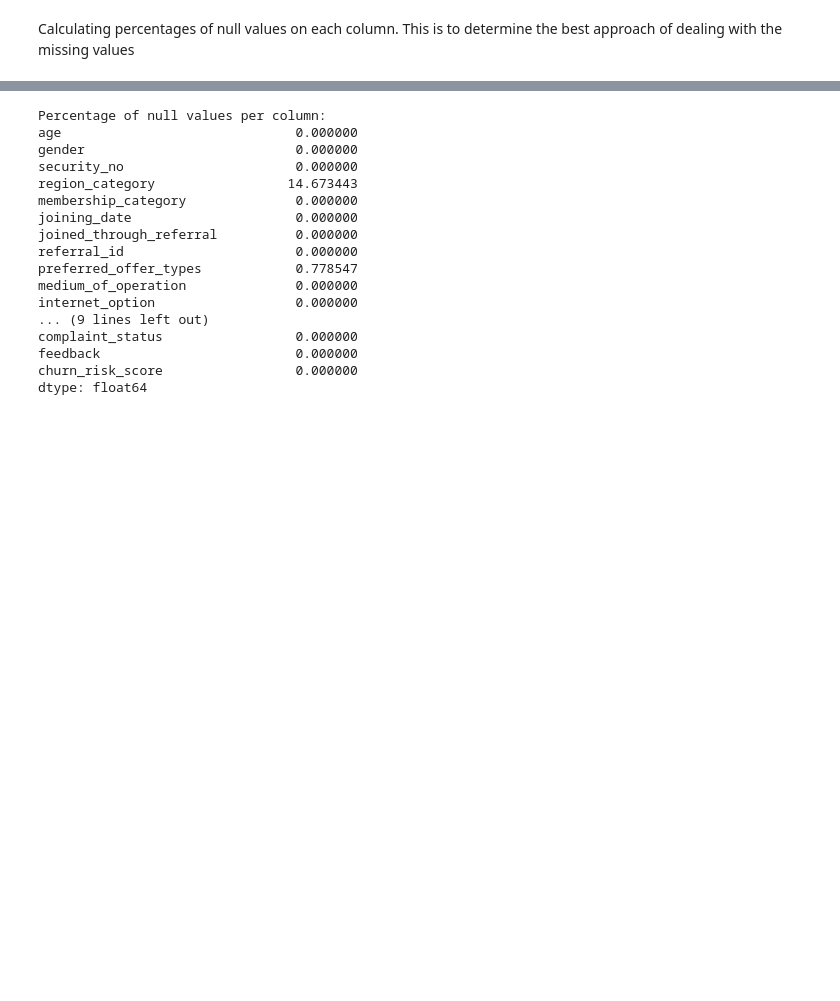
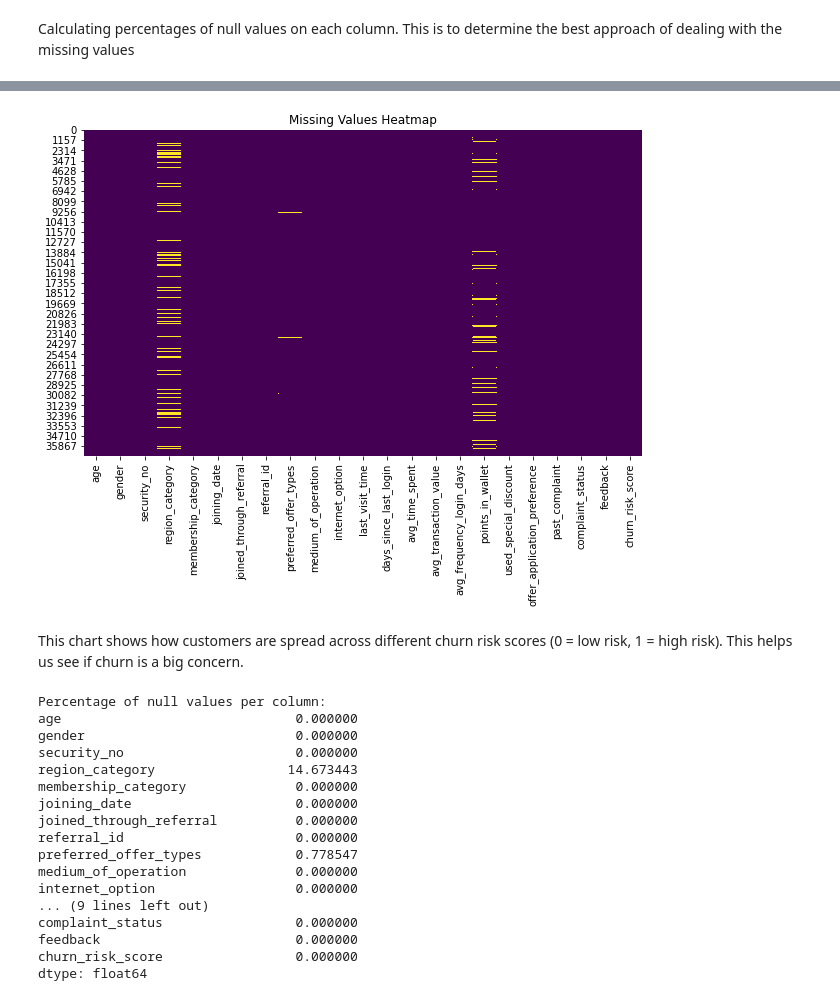
Before and after one commit to wambuikariuki/Capstone_Phase5_group9, a Jupyter notebook: Notebook.ipynb, the cells around one changed output, grey strips where cells are left out. Saved outputs shown, nothing was run; the diff lists cells and outputs as text; code cells hidden in the pictures; blank space fills up the shorter version.

```diff
--- a/Notebook.ipynb
+++ b/Notebook.ipynb
@@ -91,3 +112,13 @@ Calculating percentages of null values on each column. This is to determine the
+# %%
+# Missing values heatmap
+plt.figure(figsize=(10, 6))
+sns.heatmap(df.isnull(), cbar=False, cmap='viridis')
+plt.title("Missing Values Heatmap")
+plt.show()
+# %% [output]
+[figure, added]
+# %% [markdown]
+This chart shows how customers are spread across different churn risk scores (0 = low risk, 1 = high risk). This helps us see if churn is a big concern.
 # %%
 # Calculate null values per column as a percentage
 null_percentage = (df.isnull().sum() / len(df)) * 100
```
Also changed, not shown: parts of 46 cells of this notebook, 1 other file.
